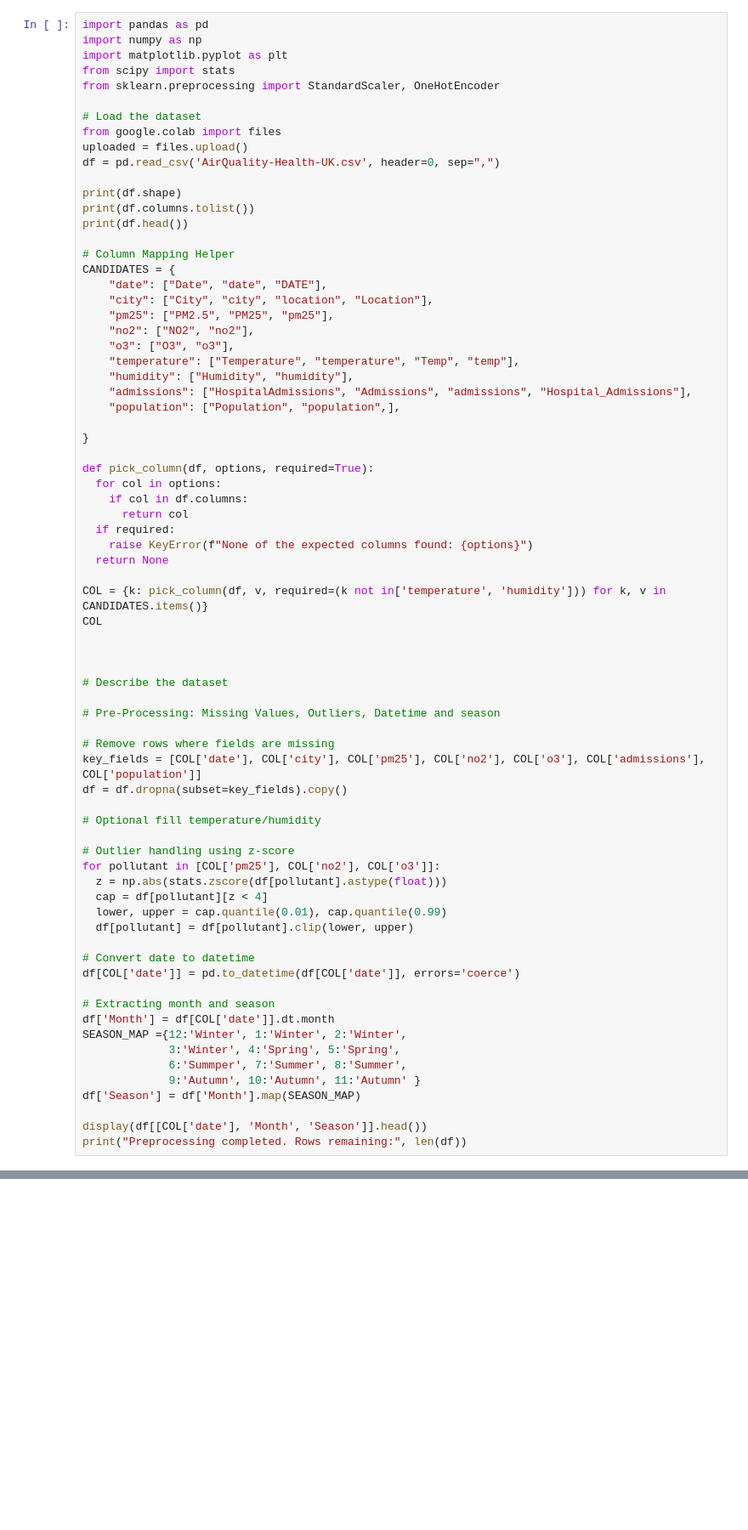
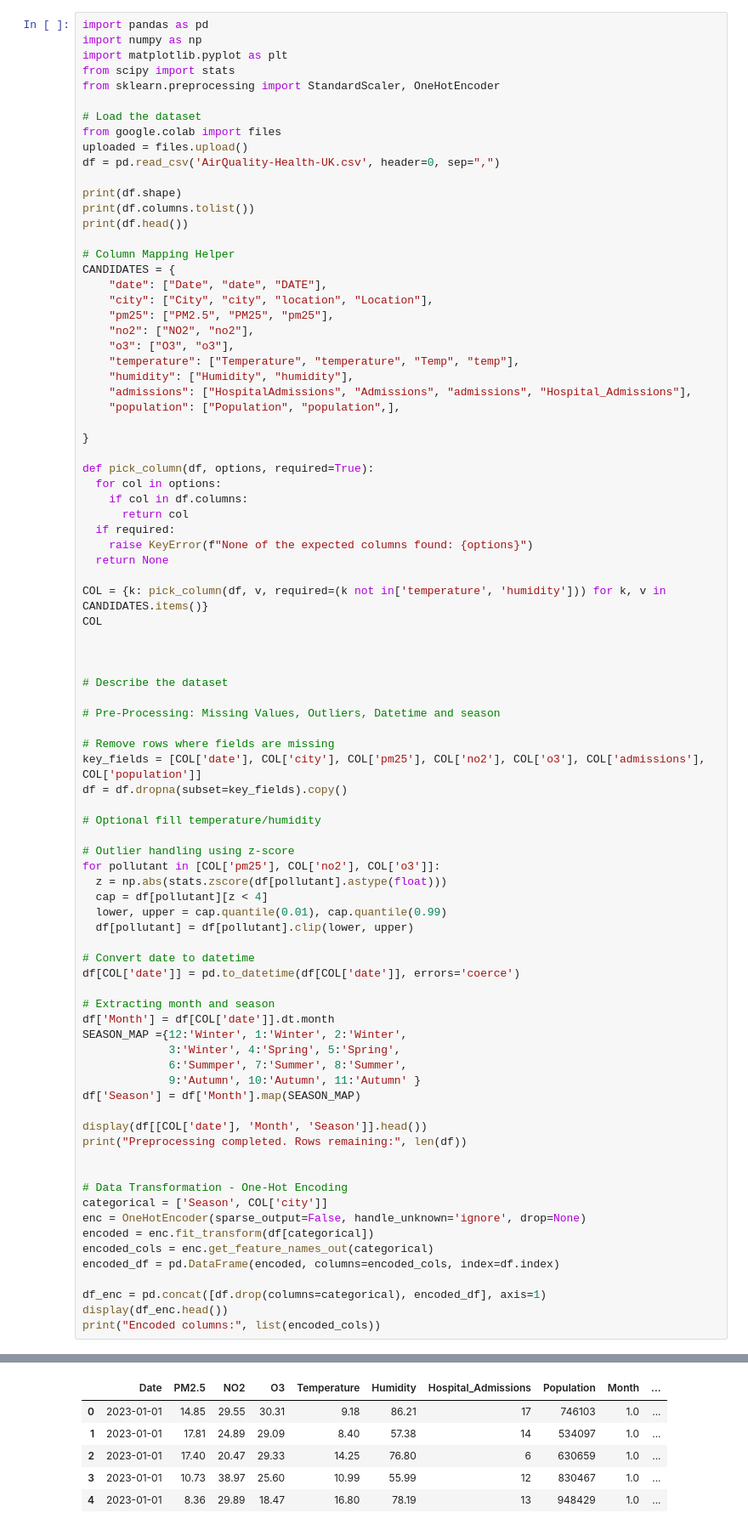
Before and after one commit to 45-ak/CPS5004-Project, a Jupyter notebook: CPS5004_Project_1.ipynb, the cells around one changed output, grey strips where cells are left out. Shown at 85% size. Cells and saved outputs as stored; diff of their text form; blank space fills up the shorter version.

```diff
--- a/CPS5004_Project_1.ipynb
+++ b/CPS5004_Project_1.ipynb
@@ -73,5 +73,17 @@ df['Season'] = df['Month'].map(SEASON_MAP)
 
 display(df[[COL['date'], 'Month', 'Season']].head())
 print("Preprocessing completed. Rows remaining:", len(df))
+
+
+# Data Transformation - One-Hot Encoding
+categorical = ['Season', COL['city']]
+enc = OneHotEncoder(sparse_output=False, handle_unknown='ignore', drop=None)
+encoded = enc.fit_transform(df[categorical])
+encoded_cols = enc.get_feature_names_out(categorical)
+encoded_df = pd.DataFrame(encoded, columns=encoded_cols, index=df.index)
+
+df_enc = pd.concat([df.drop(columns=categorical), encoded_df], axis=1)
+display(df_enc.head())
+print("Encoded columns:", list(encoded_cols))
 # %% [output]
 [interactive output not drawn]
@@ -78,22 +91,28 @@ print("Preprocessing completed. Rows remaining:", len(df))
 (1825, 10)
 ['City', 'Date', 'PM2.5', 'NO2', 'O3', 'Temperature', 'Humidity', 'Hospital_Admissions', 'Population', 'Season']
          City        Date  PM2.5    NO2     O3  Temperature  Humidity  \
 0      London  01/01/2023  14.85  29.55  30.31         9.18     86.21
 1  Manchester  01/01/2023  17.81  24.89  29.09         8.40     57.38
 2  Birmingham  01/01/2023  17.40  20.47  29.33        14.25     76.80
 3     Glasgow  01/01/2023  10.73  38.97  25.60        10.99     55.99
 4   Liverpool  01/01/2023   8.36  29.89  18.47        16.80     78.19
 
    Hospital_Admissions  Population  Season
 0                   17      746103  Winter
 1                   14      534097  Winter
 2                    6      630659  Winter
 3                   12      830467  Winter
 4                   13      948429  Winter
 |  | Date | Month | Season |
 | 0 | 2023-01-01 | 1.0 | Winter |
 | 1 | 2023-01-01 | 1.0 | Winter |
 | 2 | 2023-01-01 | 1.0 | Winter |
 | 3 | 2023-01-01 | 1.0 | Winter |
 | 4 | 2023-01-01 | 1.0 | Winter |
 Preprocessing completed. Rows remaining: 1825
+|  | Date | PM2.5 | NO2 | O3 | Temperature | Humidity | Hospital_Admissions | Population | Month | ... |
+| 0 | 2023-01-01 | 14.85 | 29.55 | 30.31 | 9.18 | 86.21 | 17 | 746103 | 1.0 | ... |
+| 1 | 2023-01-01 | 17.81 | 24.89 | 29.09 | 8.40 | 57.38 | 14 | 534097 | 1.0 | ... |
+| 2 | 2023-01-01 | 17.40 | 20.47 | 29.33 | 14.25 | 76.80 | 6 | 630659 | 1.0 | ... |
+| 3 | 2023-01-01 | 10.73 | 38.97 | 25.60 | 10.99 | 55.99 | 12 | 830467 | 1.0 | ... |
+| 4 | 2023-01-01 | 8.36 | 29.89 | 18.47 | 16.80 | 78.19 | 13 | 948429 | 1.0 | ... |
```
Also changed, not shown: parts of 2 cells of this notebook.
